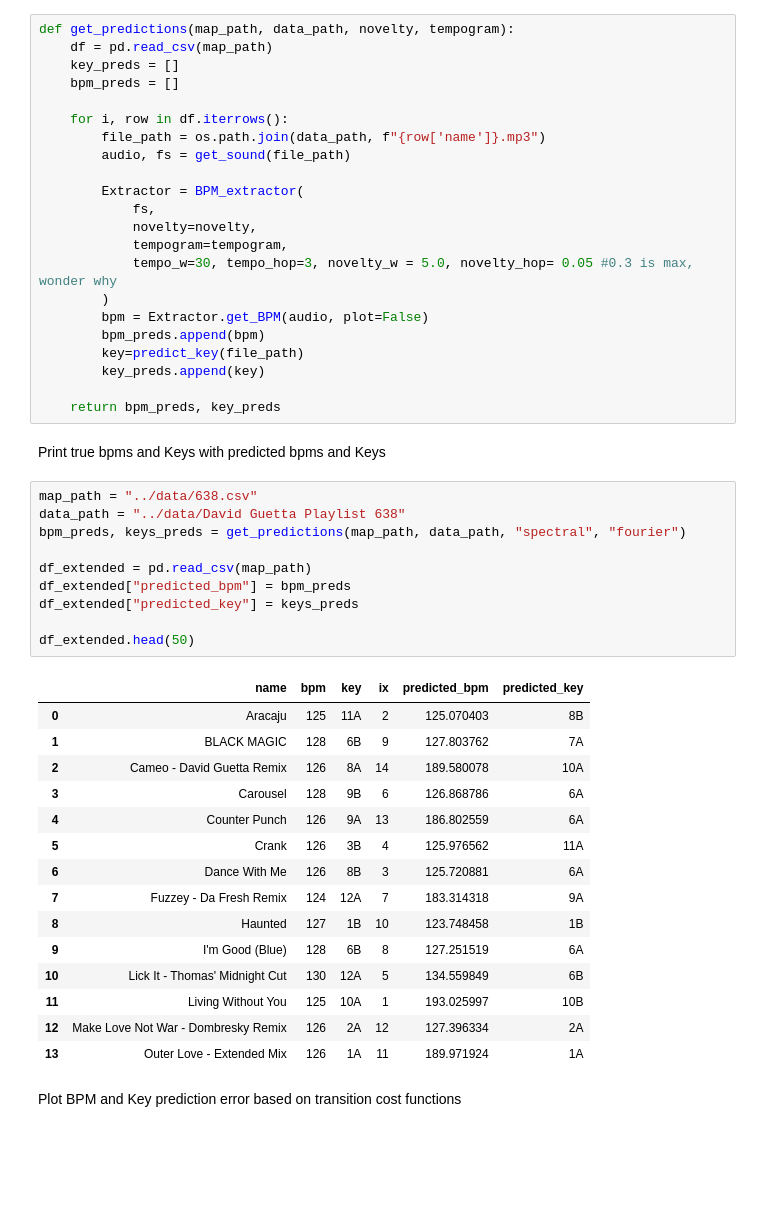
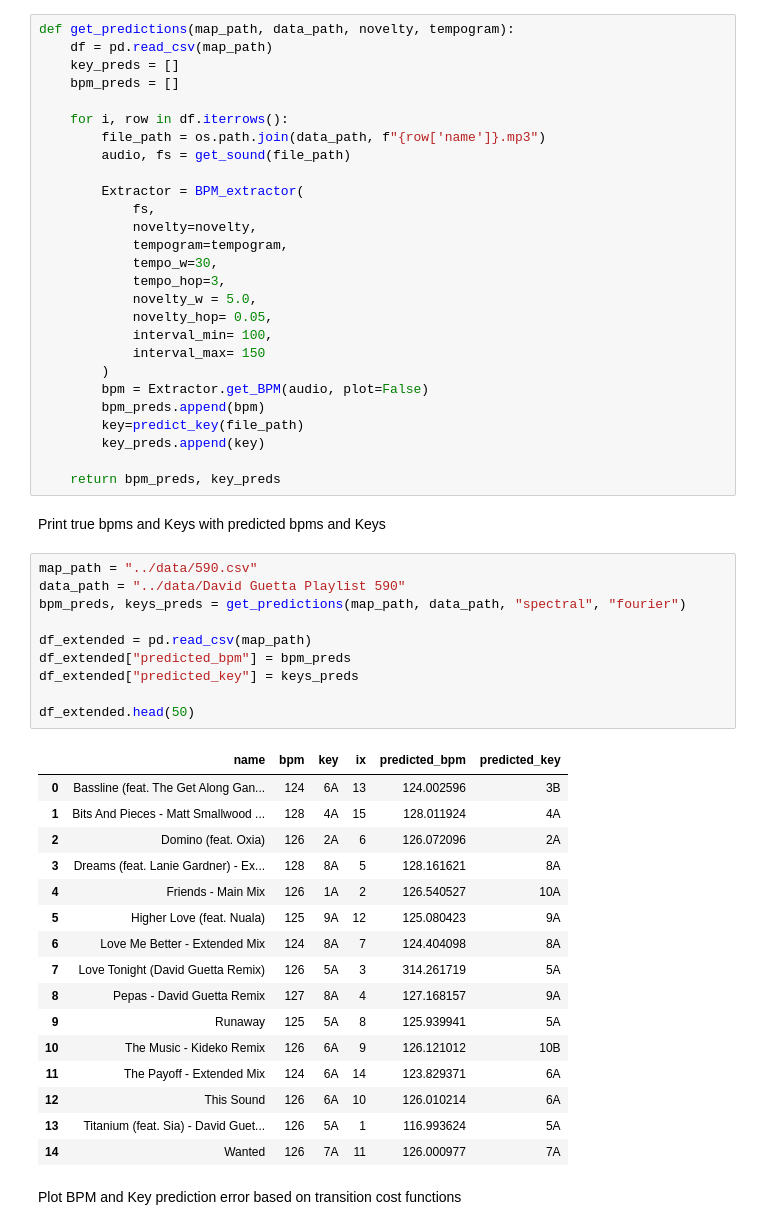
Before and after one commit to JarlSteph/Music_project, a Jupyter notebook: notebooks/evaluation.ipynb, the cells around one changed output. Saved outputs shown, nothing was run; the diff lists cells and outputs as text; blank space fills up the shorter version.

```diff
--- a/notebooks/evaluation.ipynb
+++ b/notebooks/evaluation.ipynb
@@ -48,7 +48,12 @@ def get_predictions(map_path, data_path, novelty, tempogram):
             fs,
             novelty=novelty,
             tempogram=tempogram,
-            tempo_w=30, tempo_hop=3, novelty_w = 5.0, novelty_hop= 0.05 #0.3 is max, wonder why
+            tempo_w=30,
+            tempo_hop=3,
+            novelty_w = 5.0,
+            novelty_hop= 0.05,
+            interval_min= 100,
+            interval_max= 150
         )
         bpm = Extractor.get_BPM(audio, plot=False)
         bpm_preds.append(bpm)
@@ -59,31 +64,32 @@ def get_predictions(map_path, data_path, novelty, tempogram):
 # %% [markdown]
 Print true bpms and Keys with predicted bpms and Keys
 # %%
-map_path = "../data/638.csv"
-data_path = "../data/David Guetta Playlist 638"
+map_path = "../data/590.csv"
+data_path = "../data/David Guetta Playlist 590"
 bpm_preds, keys_preds = get_predictions(map_path, data_path, "spectral", "fourier")
 
 df_extended = pd.read_csv(map_path)
 df_extended["predicted_bpm"] = bpm_preds
 df_extended["predicted_key"] = keys_preds
 
 df_extended.head(50)
 # %% [output]
 |  | name | bpm | key | ix | predicted_bpm | predicted_key |
-| 0 | Aracaju | 125 | 11A | 2 | 125.070403 | 8B |
-| 1 | BLACK MAGIC | 128 | 6B | 9 | 127.803762 | 7A |
-| 2 | Cameo - David Guetta Remix | 126 | 8A | 14 | 189.580078 | 10A |
-| 3 | Carousel | 128 | 9B | 6 | 126.868786 | 6A |
-| 4 | Counter Punch | 126 | 9A | 13 | 186.802559 | 6A |
-| 5 | Crank | 126 | 3B | 4 | 125.976562 | 11A |
-| 6 | Dance With Me | 126 | 8B | 3 | 125.720881 | 6A |
-| 7 | Fuzzey - Da Fresh Remix | 124 | 12A | 7 | 183.314318 | 9A |
-| 8 | Haunted | 127 | 1B | 10 | 123.748458 | 1B |
-| 9 | I'm Good (Blue) | 128 | 6B | 8 | 127.251519 | 6A |
-| 10 | Lick It - Thomas' Midnight Cut | 130 | 12A | 5 | 134.559849 | 6B |
-| 11 | Living Without You | 125 | 10A | 1 | 193.025997 | 10B |
-| 12 | Make Love Not War - Dombresky Remix | 126 | 2A | 12 | 127.396334 | 2A |
-| 13 | Outer Love - Extended Mix | 126 | 1A | 11 | 189.971924 | 1A |
+| 0 | Bassline (feat. The Get Along Gan... | 124 | 6A | 13 | 124.002596 | 3B |
+| 1 | Bits And Pieces - Matt Smallwood ... | 128 | 4A | 15 | 128.011924 | 4A |
+| 2 | Domino (feat. Oxia) | 126 | 2A | 6 | 126.072096 | 2A |
+| 3 | Dreams (feat. Lanie Gardner) - Ex... | 128 | 8A | 5 | 128.161621 | 8A |
+| 4 | Friends - Main Mix | 126 | 1A | 2 | 126.540527 | 10A |
+| 5 | Higher Love (feat. Nuala) | 125 | 9A | 12 | 125.080423 | 9A |
+| 6 | Love Me Better - Extended Mix | 124 | 8A | 7 | 124.404098 | 8A |
+| 7 | Love Tonight (David Guetta Remix) | 126 | 5A | 3 | 314.261719 | 5A |
+| 8 | Pepas - David Guetta Remix | 127 | 8A | 4 | 127.168157 | 9A |
+| 9 | Runaway | 125 | 5A | 8 | 125.939941 | 5A |
+| 10 | The Music - Kideko Remix | 126 | 6A | 9 | 126.121012 | 10B |
+| 11 | The Payoff - Extended Mix | 124 | 6A | 14 | 123.829371 | 6A |
+| 12 | This Sound | 126 | 6A | 10 | 126.010214 | 6A |
+| 13 | Titanium (feat. Sia) - David Guet... | 126 | 5A | 1 | 116.993624 | 5A |
+| 14 | Wanted | 126 | 7A | 11 | 126.000977 | 7A |
 # %% [markdown]
 Plot BPM and Key prediction error based on transition cost functions
 # %%
```
Also changed, not shown: parts of 5 cells of this notebook, 20 other files.
